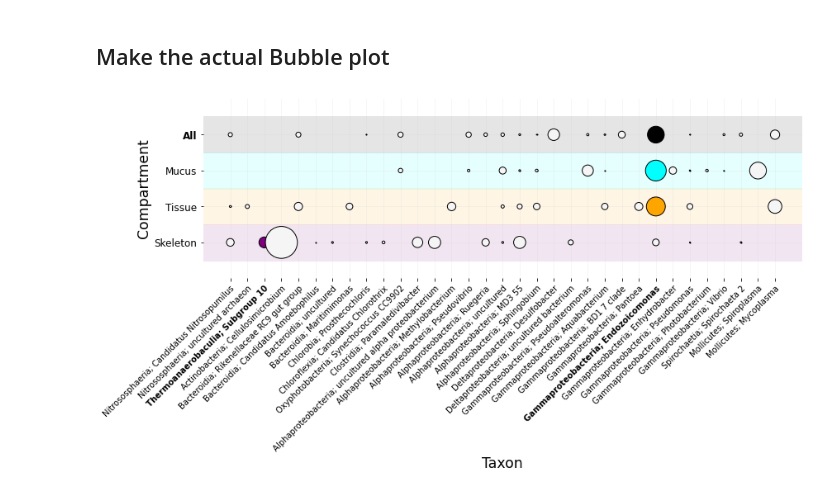
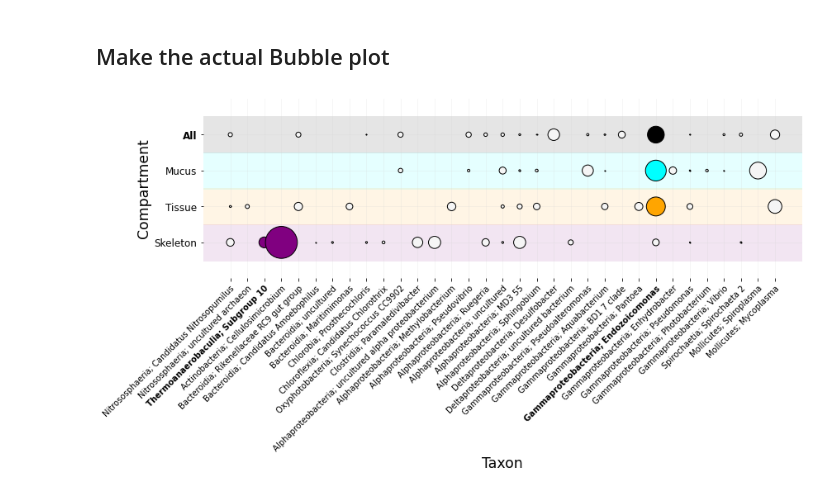
Before and after one commit to zaneveld/GCMP_Global_Disease, a Jupyter notebook: analysis/core_analysis/procedure/make_taxon_bubble_plot.ipynb, the cells around one changed output. Cells and saved outputs as stored; diff of their text form; code cells hidden in the pictures.

Commit message:
Final updates on taxon bubble plots before updating to new data

```diff
--- a/analysis/core_analysis/procedure/make_taxon_bubble_plot.ipynb
+++ b/analysis/core_analysis/procedure/make_taxon_bubble_plot.ipynb
@@ -98,10 +98,12 @@ results = pd.DataFrame(compartment_results_dict)
 # %%
 import numpy as np
 
+
+
+unique_taxa_names = list(set([t.split("_",1)[1] for t in unique_taxa]))
+
 x_position_mapping = {t:i for i,t in enumerate(sorted(unique_taxa_names))}
 y_position_mapping = {'all':1.5,'mucus':1.0,'tissue':0.5,'skeleton':0}
-
-unique_taxa_names = list(set([t.split("_",1)[1] for t in unique_taxa]))
 
 color_mapping = {'all':'black','mucus':'cyan','tissue':'orange','skeleton':'purple'}
 ytick_scalar = 0.01
@@ -131,10 +133,12 @@ for unique_taxon_name in sorted(unique_taxa_names):
             continue
 
         n_samples = compartment_results_dict[compartment][unique_taxon_name]['N_Unique_Sample']
+        print("N samples:",n_samples)
 
         pval = compartment_results_dict[compartment][unique_taxon_name]['pVal']
+        print('Pval:',pval)
 
-        if float(pval)  < 0.05 and n_samples >= min_samples:
+        if float(pval)  < 0.05: #and n_samples >= min_samples:
             colors.append(color_mapping[compartment])
         else:
             colors.append('whitesmoke')
@@ -177,7 +181,7 @@ for compartment in compartments:
       color=color_mapping[compartment],alpha=0.10,linewidth=45,zorder=0)
 
 #Set the custom x and y-axis labels to make this a bubble plot
-ax.set_yticks([i*xtick_scalar*0.5 for i in range(len(compartments))])
+ax.set_yticks([i*ytick_scalar*0.5 for i in range(len(compartments))])
 ax.set_yticklabels([c.capitalize() for c in reversed(compartments)],size='large')
 
 ax.set_xticks([i for i in range(len(labels))])
@@ -199,31 +203,31 @@ ax.set_xticklabels([l for l in format_xtick_labels(labels)],size='medium',\
 
 xtick_labels = format_xtick_labels(labels)
 ax.set_axisbelow(True)
 unique_x_values = list(range(len(labels)))
 
 margin = 0.005
 ax.set_ylim(min(y_values)-margin,max(y_values)+margin)
 ax.set_ylabel('Compartment',size = 'xx-large')
 ax.set_xlabel('Taxon',size = 'xx-large')
 ax.grid(color='lightgrey',alpha=0.25)
 
 #Special formatting for some labels
 for label in (ax.get_xticklabels()):
     if "Endozoicomonas" in str(label) or "Subgroup 10" in str(label):
         label.set_weight("heavy")
 
 for label in (ax.get_yticklabels()):
     if "All" in str(label):
         label.set_weight("heavy")
         label.set_color("k")
 
 ## Remove axis lines.
 ax.spines['top'].set_visible(False)
 ax.spines['right'].set_visible(False)
 ax.spines['bottom'].set_visible(False)
 ax.spines['left'].set_visible(False)
 
 fig.savefig("../output/taxon_bubble_plot.pdf")
 fig.savefig("../output/taxon_bubble_plot.png")
 # %% [output]
-[figure, old version]
+[figure, new version]
```
Also changed, not shown: parts of 1 cell of this notebook, 2 other files.
